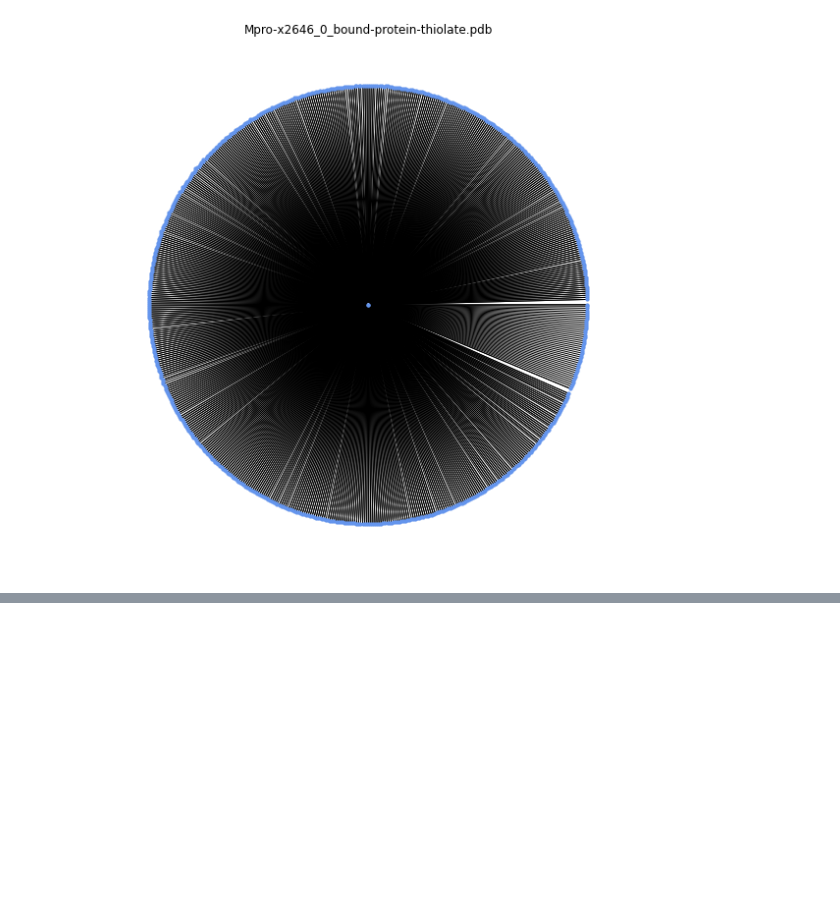
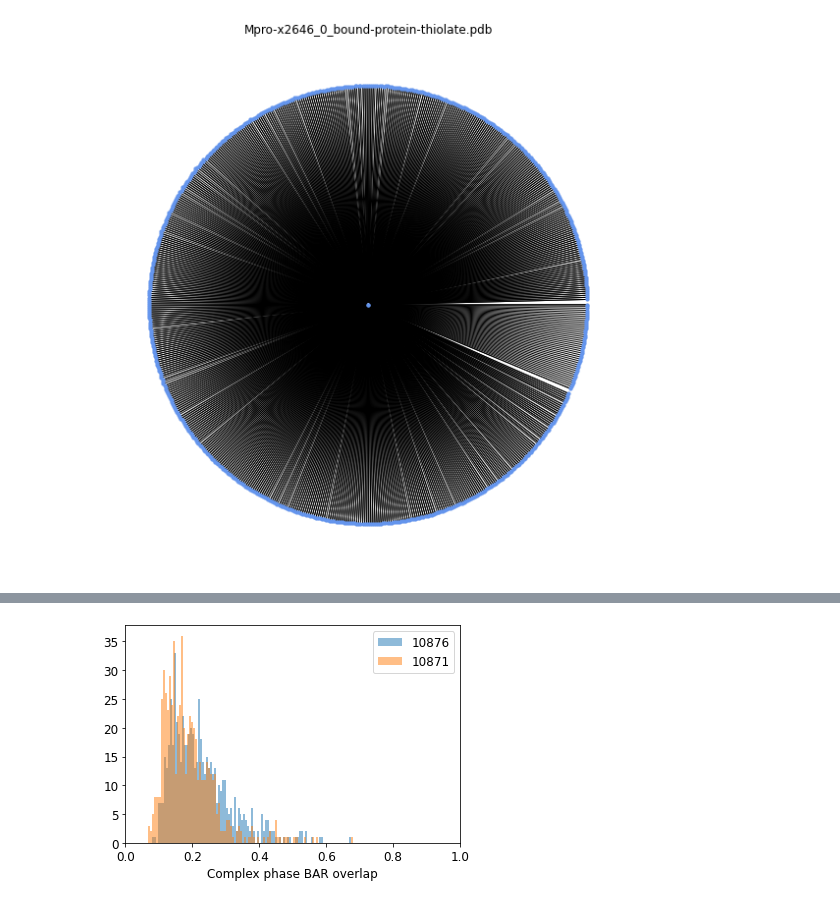
Before and after one commit to choderalab/fah-xchem, a Jupyter notebook: covid_moonshot/analysis/AnalysisForNonStarGraphs.ipynb, the cells around one changed output, grey strips where cells are left out. Cells and saved outputs as stored; diff of their text form; code cells hidden in the pictures; blank space fills up the shorter version.

```diff
--- a/covid_moonshot/analysis/AnalysisForNonStarGraphs.ipynb
+++ b/covid_moonshot/analysis/AnalysisForNonStarGraphs.ipynb
@@ -79,0 +92,13 @@ got_net.show("netowrk.html")
+# %%
+ligands = set([result['details']['ligand'] for result in results])
+# %%
+for lig in ligands:
+    plt.hist([result['analysis']['complex_phase']['free_energy']['bar_overlap'] for result in results if result['details']['ligand'] == lig],
+            alpha=0.5,label=lig.split('-')[-1][1:-4],bins=100)
+
+plt.legend()
+plt.xlim(0.,1.)
+plt.xlabel('Complex phase BAR overlap')
+plt.show()
+# %% [output]
+[figure, added]
```
Also changed, not shown: parts of 8 cells of this notebook, 1 other file.
